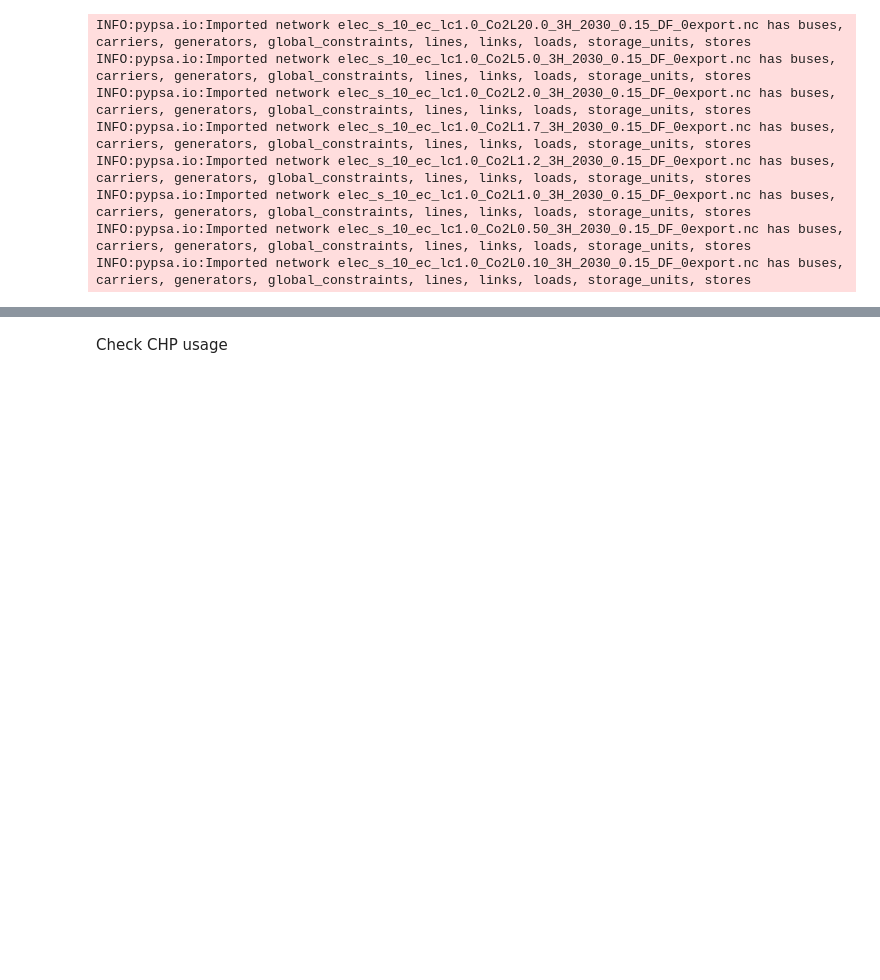
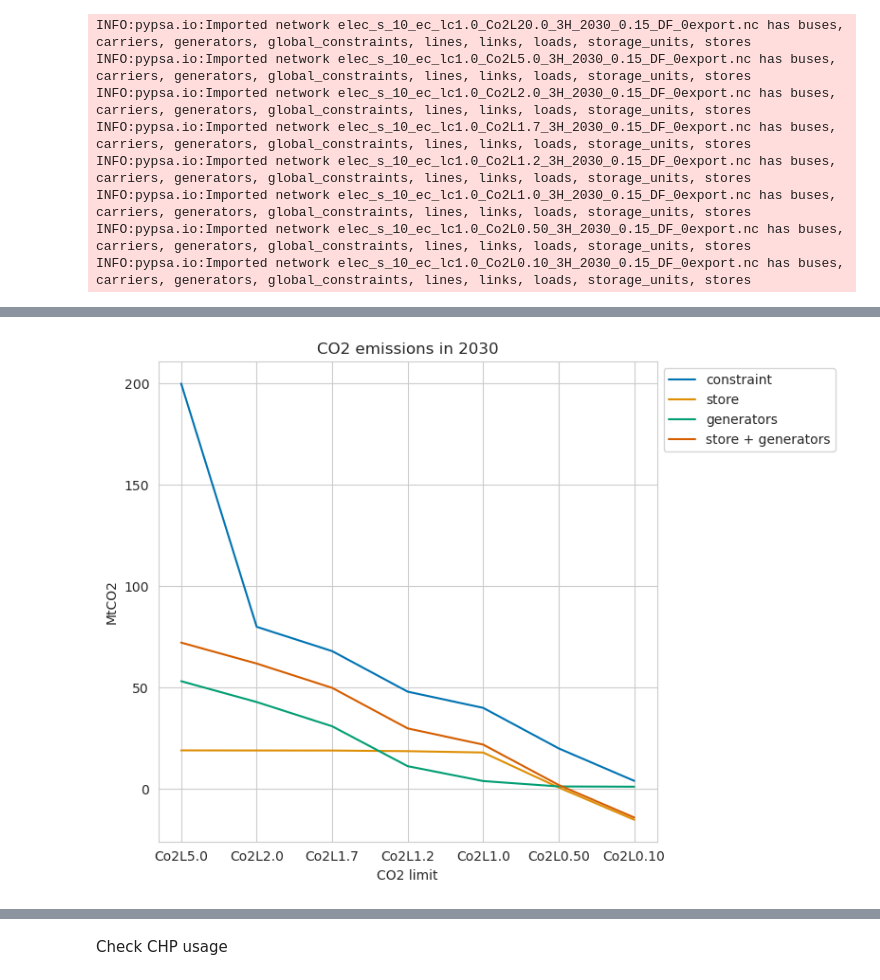
Before and after one commit to energyLS/aldehyde, a Jupyter notebook: workflow/notebooks/test_co2limit.ipynb, the cells around one changed output, grey strips where cells are left out. Saved outputs shown, nothing was run; the diff lists cells and outputs as text; code cells hidden in the pictures; blank space fills up the shorter version.

Commit message:
feat: quantify and plot emissions

```diff
--- a/workflow/notebooks/test_co2limit.ipynb
+++ b/workflow/notebooks/test_co2limit.ipynb
@@ -10,12 +10,14 @@ prefix = "/mnt/c/Users/scl38887/Documents/git/aldehyde"
 run = "wacc15_hem_1marg_1cap_nosmr_0exp_3h_ws"
 Co2Ls = ["Co2L20.0", "Co2L5.0", "Co2L2.0", "Co2L1.7", "Co2L1.2", "Co2L1.0", "Co2L0.50", "Co2L0.10"]
 
-carbon_stats = pd.DataFrame(columns=["constraint", "store"])
+carbon_stats = pd.DataFrame(columns=["constraint", "store", "generators"])
 
 for Co2L in Co2Ls:
     n = pypsa.Network(prefix + "/workflow/subworkflows/pypsa-earth-sec/results/" + run + "/postnetworks/elec_s_10_ec_lc1.0_"+Co2L+"_3H_2030_0.15_DF_0export.nc")
     carbon_stats.loc[Co2L, "constraint"] = n.global_constraints.loc["CO2Limit", "constant"] / 1e6 # MtCO2
     carbon_stats.loc[Co2L, "store"] = n.stores_t.e.filter(like="co2 atmosphere").iloc[-1][0] / 1e6 # MtCO2
+    emissions_generator = n.generators_t.p / n.generators.efficiency * n.generators.carrier.map(n.carriers.co2_emissions) # t/h
+    carbon_stats.loc[Co2L, "generators"] = n.snapshot_weightings.generators @ emissions_generator.sum(axis=1).div(1e6) # MtCO2
 # %% [output]
 INFO:pypsa.io:Imported network elec_s_10_ec_lc1.0_Co2L20.0_3H_2030_0.15_DF_0export.nc has buses, carriers, generators, global_constraints, lines, links, loads, storage_units, stores
 INFO:pypsa.io:Imported network elec_s_10_ec_lc1.0_Co2L5.0_3H_2030_0.15_DF_0export.nc has buses, carriers, generators, global_constraints, lines, links, loads, storage_units, stores
@@ -39,0 +30,3 @@ carbon_stats
+# %%
+carbon_stats["store + generators"] = carbon_stats["store"] + carbon_stats["generators"]
+carbon_stats.astype(float).round(1)
@@ -40,3 +43,19 @@ carbon_stats
+# %%
+# Plot the carbon stats
+import matplotlib.pyplot as plt
+# import seaborn as sns
+# sns.set_style("whitegrid")
+# sns.set_palette("colorblind")
+
+fig, ax = plt.subplots(figsize=(8, 6))
+carbon_stats[["constraint", "store", "generators", "store + generators"]].iloc[1:,:].plot(ax=ax, rot=0)
+ax.set_ylabel("MtCO2")
+ax.set_xlabel("CO2 limit")
+ax.set_title("CO2 emissions in 2030")
+ax.legend(loc="upper left", bbox_to_anchor=(1, 1))
+fig.tight_layout()
+# %% [output]
+[figure, added]
 # %% [markdown]
 ### Ideas
 - Instead of catching the emissions through the "store", is it possible to multiply carrier usage with their co2 intensity and sum it up?
```
Also changed, not shown: parts of 7 cells of this notebook.
